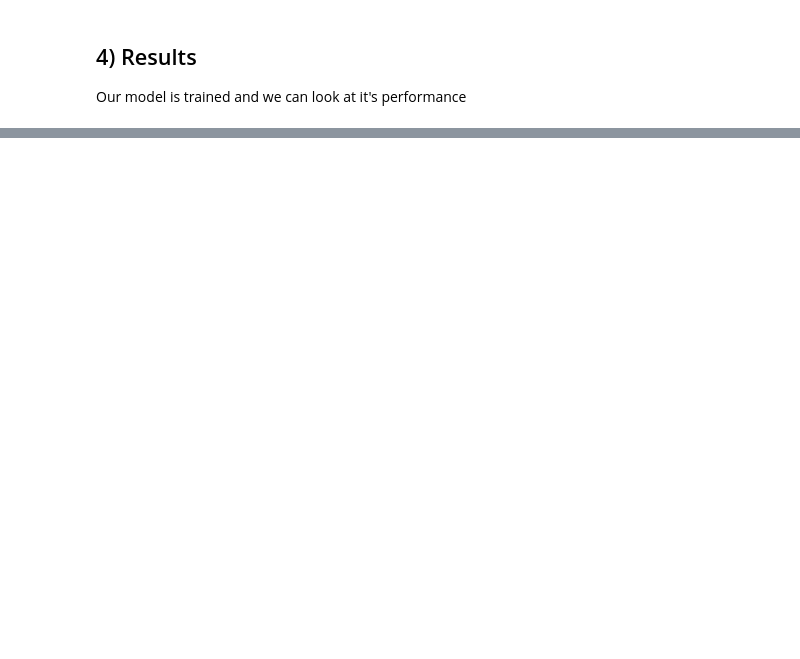
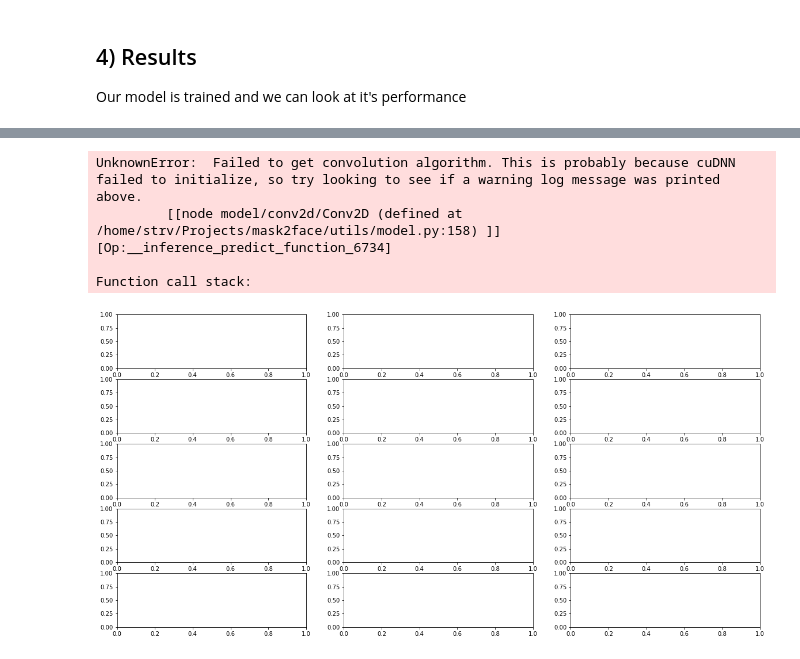
Before and after one commit to strvcom/strv-ml-mask2face, a Jupyter notebook: mask2face.ipynb, the cells around one changed output, grey strips where cells are left out. Saved outputs shown, nothing was run; the diff lists cells and outputs as text; code cells hidden in the pictures; blank space fills up the shorter version.

Commit message:
99% final mask2face notebook

```diff
--- a/mask2face.ipynb
+++ b/mask2face.ipynb
@@ -32,16 +71,21 @@ from utils.architectures import UNet
 from utils.model import Mask2FaceModel
 # %%
 # Feel free to experiment with the number of filters, their sizes or any other parameters
-filters = (256, 256, 128, 128, 64, 64, 32, 16)
+filters = (64, 128, 128, 256, 256, 512)
+kernels = ( 7,   7,   7,   3,   3,   3)
+input_image_size=(256, 256, 3)
 architecture = UNet.RESNET
 training_epochs = 20
 batch_size = 12
 # %%
 # Create instance of model and start trainig
 # TODO: Think about CPU training if GPU is not detected or at least write that you need GPU
-model = Mask2FaceModel(arch=architecture, filters=filters)
+model = Mask2FaceModel.build_model(architecture=architecture, input_size=input_image_size, filters=filters, kernels=kernels)
 model.summary()
-model.train(epochs=training_epochs, batch_size=batch_size, loss_function='ssim_loss')
+model.train(epochs=training_epochs, batch_size=batch_size, loss_function='ssim_l1_loss')
+
+# If you already have pretrained model you can uncomment next line and load it instead of training new one
+# model = Mask2FaceModel.load_model('path_to_your_trained_model.h5')
 # %% [markdown]
 ## 4) Results
 Our model is trained and we can look at it's performance
@@ -62,0 +92,25 @@ plot_triple(input_img, true_output_img, generated_output_img)
+# %%
+# Let's see the results on a random testing image unseen by the model before.
+# Run this cell multiple times to see different results
+input_imgs, true_output_imgs = dg.get_dataset_examples(n_examples, test_dataset=False)
+f, axarr = plt.subplots(n_examples, 3, figsize=(20,10))
+for i, img in enumerate(input_imgs):
+    generated_output = model.predict(img)
+    img_in = mpimg.imread(inputs[i])
+    img_out = mpimg.imread(outputs[i])
+    axarr[i, 0].imshow(input_imgs[i])
+    axarr[i, 0].axis('off')
+    axarr[i, 1].imshow(true_output_imgs[i])
+    axarr[i, 1].axis('off')
+    axarr[i, 2].imshow(generated_output)
+    axarr[i, 2].axis('off')
+
+axarr[0, 0].set_title('Input image')
+axarr[0, 1].set_title('Real output')
+axarr[0, 2].set_title('Generated output')
+# %% [output]
+UnknownError:  Failed to get convolution algorithm. This is probably because cuDNN failed to initialize, so try looking to see if a warning log message was printed above.
+         [[node model/conv2d/Conv2D (defined at /home/strv/Projects/mask2face/utils/model.py:158) ]] [Op:__inference_predict_function_6734]
+
+Function call stack:
+[figure, added]
```
Also changed, not shown: parts of 9 cells of this notebook.
